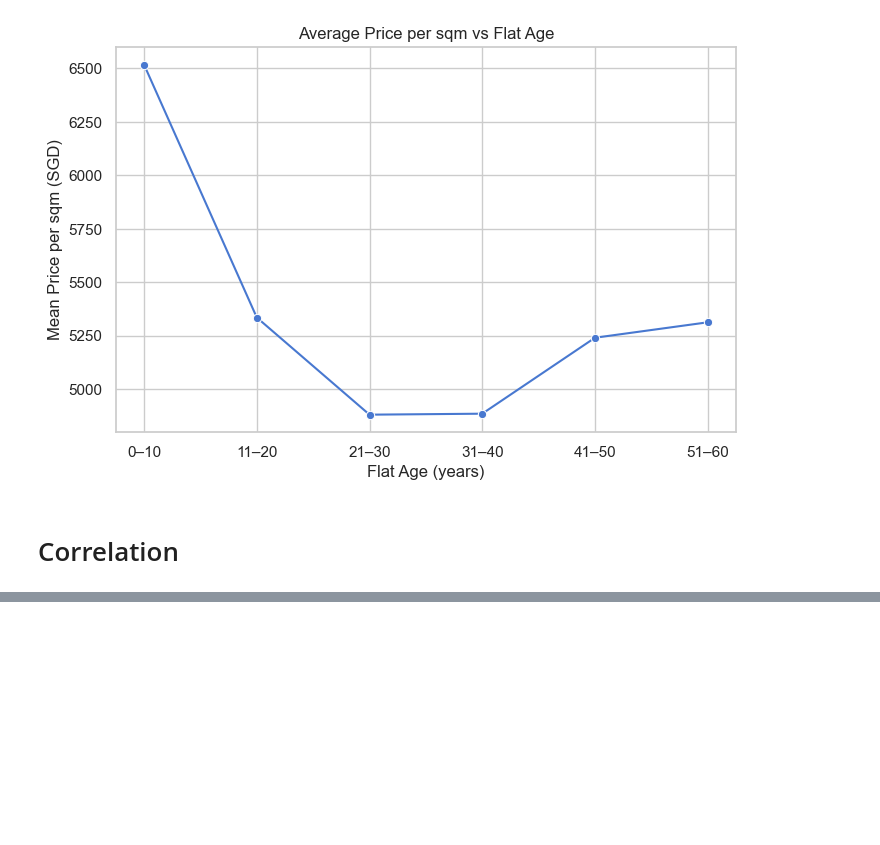
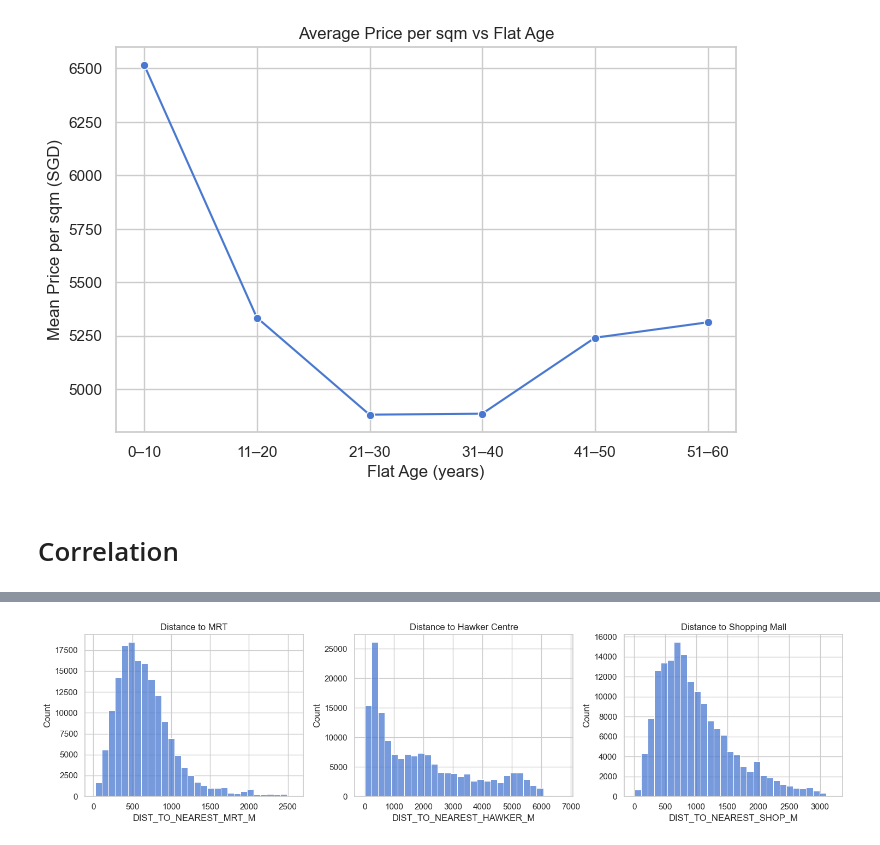
Before and after one commit to esteramine/cs5228_project, a Jupyter notebook: code/0_EDA.ipynb, the cells around one changed output, grey strips where cells are left out. Saved outputs shown, nothing was run; the diff lists cells and outputs as text; code cells hidden in the pictures; blank space fills up the shorter version.

```diff
--- a/code/0_EDA.ipynb
+++ b/code/0_EDA.ipynb
@@ -221,0 +290,11 @@ plt.show()
+# %%
+fig, axes = plt.subplots(1, 3, figsize=(15,4))
+sns.histplot(df['DIST_TO_NEAREST_MRT_M'], bins=30, ax=axes[0])
+sns.histplot(df['DIST_TO_NEAREST_HAWKER_M'], bins=30, ax=axes[1])
+sns.histplot(df['DIST_TO_NEAREST_SHOP_M'], bins=30, ax=axes[2])
+axes[0].set_title('Distance to MRT')
+axes[1].set_title('Distance to Hawker Centre')
+axes[2].set_title('Distance to Shopping Mall')
+plt.tight_layout()
+# %% [output]
+[figure, added]
```
Also changed, not shown: parts of 15 cells of this notebook.
